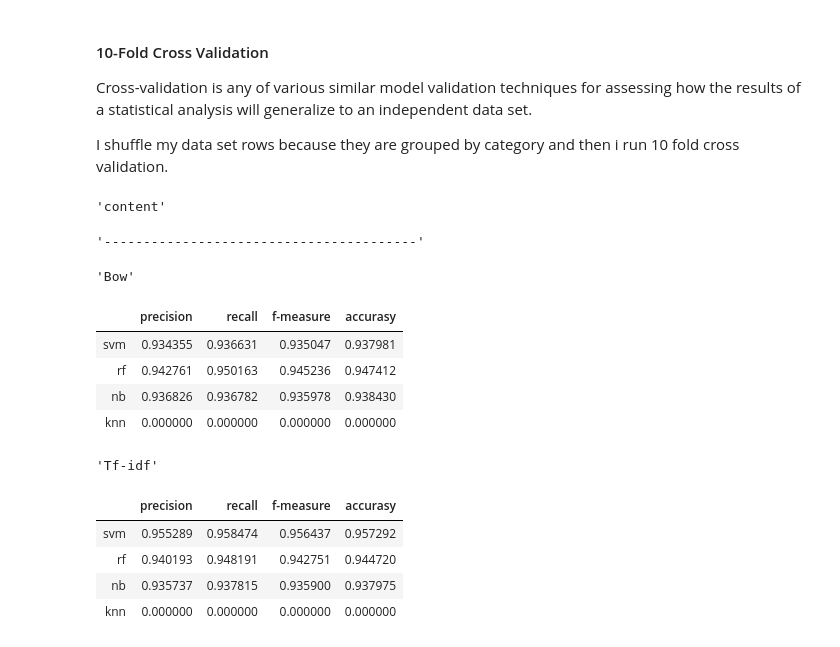
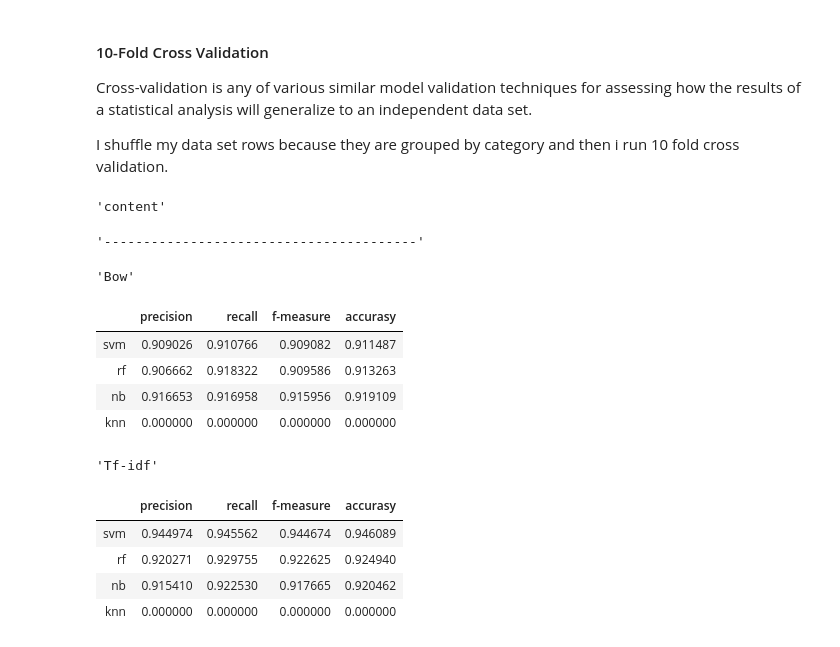
Before and after one commit to alexiszamanidis/news_articles_text_mining, a Jupyter notebook: news.ipynb, the cells around one changed output. Saved outputs shown, nothing was run; the diff lists cells and outputs as text; code cells hidden in the pictures.

```diff
--- a/news.ipynb
+++ b/news.ipynb
@@ -248,9 +245,13 @@ Concatenate title and content. Also, clean them.
 # %%
+%%time
+
 # CONCATENATE TILE AND CONTENT
 data_set["title_and_content"] = data_set["title"] + " " + data_set["content"]
-# CLEAN ALL TITLE, CONTENT AND TITLE_AND_CONTENT
-clean_column(data_set,"title",more_stop_words)
-clean_column(data_set,"content",more_stop_words)
+# CLEAN OUR DATA
 clean_column(data_set,"title_and_content",more_stop_words)
+stem_column(data_set,"clean_title_and_content")
+lemmatize_column(data_set,"clean_title_and_content_stems")
+# DROP UNNECESSARY COLUMNS
+data_set = data_set.drop(["title_and_content","clean_title_and_content","clean_title_and_content_stems"],axis=1)
 display(data_set.head(3))
 # %% [output]
@@ -371,7 +337,7 @@ from sklearn.feature_extraction.text import CountVectorizer
 
 # calculate_bag_of_words: CALCULATES BAG OF WORDS FOR TRAIN AND TEST DATAFRAME COLUMN AND STORES THEM AS A NEW COLUMN
 def calculate_bag_of_words(train_df,test_df,column):
-    count_vectorizer = CountVectorizer(max_df=1.0, min_df=1, max_features=300, stop_words="english")
+    count_vectorizer = CountVectorizer(max_df=1.0, min_df=1, max_features=300)
     train_X_bow = count_vectorizer.fit_transform(train_df[column])
     test_X_bow = count_vectorizer.transform(test_df[column])
 
@@ -389,7 +355,7 @@ def calculate_bag_of_words(train_df,test_df,column):
 
 # calculate_bag_of_words_column: CALCULATES BAG OF WORDS FOR TRAIN AND TEST DATAFRAME COLUMN
 def calculate_bag_of_words_column(train_df,test_df,column):
-    count_vectorizer = CountVectorizer(max_df=1.0, min_df=1, max_features=300, stop_words="english")
+    count_vectorizer = CountVectorizer(max_df=1.0, min_df=1, max_features=300)
     train_X_bow = count_vectorizer.fit_transform(train_df[column])
     test_X_bow = count_vectorizer.transform(test_df[column])
     return train_X_bow,test_X_bow
@@ -402,7 +368,7 @@ from sklearn.feature_extraction.text import TfidfVectorizer
 
 # calculate_tf_idf: CALCULATES TF-IDFS FOR TRAIN AND TEST DATAFRAME COLUMN AND STORES THEM AS A NEW COLUMN
 def calculate_tf_idf(train_df,test_df,column):
-    tf_idf_vectorizer = TfidfVectorizer(max_df=1.0, min_df=1, max_features=300, stop_words="english")
+    tf_idf_vectorizer = TfidfVectorizer(max_df=1.0, min_df=1, max_features=300)
     train_X_tf_idf = tf_idf_vectorizer.fit_transform(train_df[column])
     test_X_tf_idf = tf_idf_vectorizer.transform(test_df[column])
 
@@ -420,7 +386,7 @@ def calculate_tf_idf(train_df,test_df,column):
 
 # calculate_tf_idf_column: CALCULATES TF-IDFS FOR TRAIN AND TEST DATAFRAME COLUMN
 def calculate_tf_idf_column(train_df,test_df,column):
-    tf_idf_vectorizer = TfidfVectorizer(max_df=1.0, min_df=1, max_features=300, stop_words="english")
+    tf_idf_vectorizer = TfidfVectorizer(max_df=1.0, min_df=1, max_features=300)
     train_X_tf_idf = tf_idf_vectorizer.fit_transform(train_df[column])
     test_X_tf_idf = tf_idf_vectorizer.transform(test_df[column])
     return train_X_tf_idf,test_X_tf_idf
@@ -663,40 +569,48 @@ Cross-validation is any of various similar model validation techniques for asses
 
 I shuffle my data set rows because they are grouped by category and then i run 10 fold cross validation.
 # %%
+%%time
+
 from sklearn.model_selection import KFold
-kf = KFold(n_splits=10)
-bow_report = pd.DataFrame.from_dict(report,orient="index",columns=["precision","recall","f-measure","accurasy"])
-tf_idf_report = pd.DataFrame.from_dict(report,orient="index",columns=["precision","recall","f-measure","accurasy"])
+
+def k_fold_cross_validation(splits,dataframe,columns,column):
+    kf = KFold(n_splits=splits)
+    bow_report,tf_idf_report = initialize_report()
+    for train_index, test_index in kf.split(shuffled_data_set):
+        # GET TRAIN AND TEST VALUES
+        train_set_f = shuffled_data_set.iloc[train_index.tolist(),:].values
+        test_set_f = shuffled_data_set.iloc[test_index.tolist(),:].values
+        # CREATE TRAIN AND TEST DATAFRAMES
+        train_set_f = pd.DataFrame(train_set_f,columns=columns)
+        test_set_f = pd.DataFrame(test_set_f,columns=columns)
+        # RUN CLASSIFICATION AND CREATE REPORT
+        classification(train_set_f,test_set_f,column,bow_report,tf_idf_report)
+
+    report_columns=["precision","recall","f-measure","accurasy"]
+    bow_report[report_columns] /= splits
+    tf_idf_report[report_columns] /= splits
+    display_report(bow_report,tf_idf_report,column)
+
+# HIDE WARNINGS
+warnings.filterwarnings("ignore")
+
 # SHUFFLE DATASET BECAUSE IT IS GROYPED BY CATEGORY
 shuffled_data_set = data_set.sample(frac=1).reset_index(drop=True)
-#display(bow_report,tf_idf_report)
-columns = ["id","title","content","category","category_id","title_and_content","clean_title","clean_content","clean_title_and_content","clean_title_stems","clean_content_stems","clean_title_and_content_stems","clean_title_lemmas","clean_content_lemmas","clean_title_and_content_lemmas","clean_title_stems_lemmas","clean_content_stems_lemmas","clean_title_and_content_stems_lemmas"]
-for train_index, test_index in kf.split(shuffled_data_set):
-    # GET TRAIN AND TEST VALUES
-    train_set_f = shuffled_data_set.iloc[train_index.tolist(),:].values
-    test_set_f = shuffled_data_set.iloc[test_index.tolist(),:].values
-    # CREATE TRAIN AND TEST DATAFRAMES
-    train_set_f = pd.DataFrame(train_set_f,columns=columns)
-    test_set_f = pd.DataFrame(test_set_f,columns=columns)
-    # RUN CLASSIFICATION AND CREATE REPORT
-    classification(train_set_f,test_set_f,"content")
 
-report_columns=["precision","recall","f-measure","accurasy"]
-bow_report[report_columns] /= 10
-tf_idf_report[report_columns] /= 10
-display_report(bow_report,tf_idf_report,"content")
+columns = ["id","title","content","category","category_id","clean_title_and_content_stems_lemmas"]
+k_fold_cross_validation(10,shuffled_data_set,columns,"content")
 # %% [output]
 'content'
 '----------------------------------------'
 'Bow'
 |  | precision | recall | f-measure | accurasy |
-| svm | 0.934355 | 0.936631 | 0.935047 | 0.937981 |
-| rf | 0.942761 | 0.950163 | 0.945236 | 0.947412 |
-| nb | 0.936826 | 0.936782 | 0.935978 | 0.938430 |
+| svm | 0.909026 | 0.910766 | 0.909082 | 0.911487 |
+| rf | 0.906662 | 0.918322 | 0.909586 | 0.913263 |
+| nb | 0.916653 | 0.916958 | 0.915956 | 0.919109 |
 | knn | 0.000000 | 0.000000 | 0.000000 | 0.000000 |
 'Tf-idf'
 |  | precision | recall | f-measure | accurasy |
-| svm | 0.955289 | 0.958474 | 0.956437 | 0.957292 |
-| rf | 0.940193 | 0.948191 | 0.942751 | 0.944720 |
-| nb | 0.935737 | 0.937815 | 0.935900 | 0.937975 |
+| svm | 0.944974 | 0.945562 | 0.944674 | 0.946089 |
+| rf | 0.920271 | 0.929755 | 0.922625 | 0.924940 |
+| nb | 0.915410 | 0.922530 | 0.917665 | 0.920462 |
 | knn | 0.000000 | 0.000000 | 0.000000 | 0.000000 |
```
Also changed, not shown: parts of 19 cells of this notebook.
